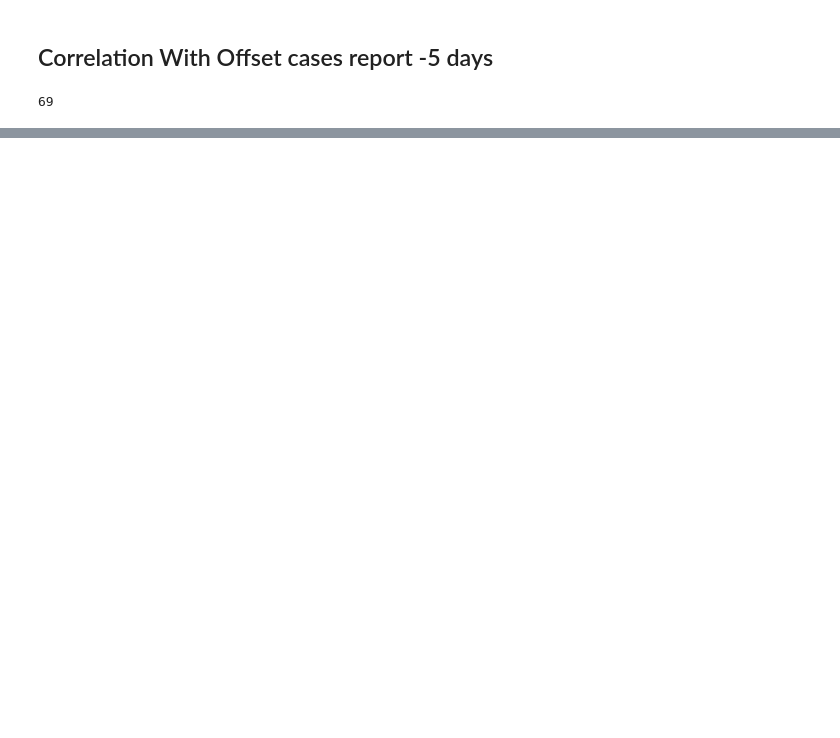
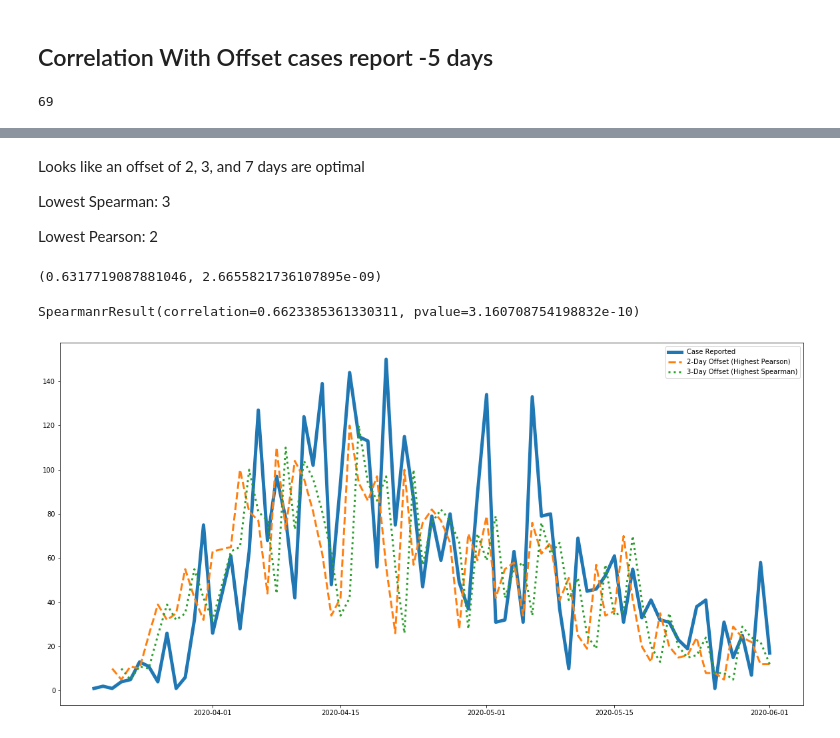
Before and after one commit to CrisZong/DSC180A, a Jupyter notebook: 180A Checkpoint.ipynb, the cells around one changed output, grey strips where cells are left out. Cells and saved outputs as stored; diff of their text form; code cells hidden in the pictures; blank space fills up the shorter version.

Commit message:
offset Task complete

```diff
--- a/180A Checkpoint.ipynb
+++ b/180A Checkpoint.ipynb
@@ -60,0 +184,26 @@ len(covid_series_neg5)
+# %% [markdown]
+Looks like an offset of 2, 3, and 7 days are optimal
+
+Lowest Spearman: 3
+
+Lowest Pearson: 2
+# %%
+offset = 2
+pearsonr(X.shift(offset)[offset:], y[offset:])
+# %% [output]
+(0.6317719087881046, 2.6655821736107895e-09)
+# %%
+offset = 3
+spearmanr(X.shift(offset)[offset:], y[offset:])
+# %% [output]
+SpearmanrResult(correlation=0.6623385361330311, pvalue=3.160708754198832e-10)
+# %%
+fig, ax = plt.subplots(figsize=(20, 10))
+#plt.plot(covid_series["Date"], covid_series["cases_specimen"], linewidth=1, label="Number of + Specimen (No Offset)")
+plt.plot(covid_series["Date"], covid_series["cases_reported"], linewidth=5, label="Case Reported")
+plt.plot(covid_series["Date"], covid_series["cases_specimen"].shift(2), linestyle="--", linewidth=3, label="2-Day Offset (Highest Pearson)")
+plt.plot(covid_series["Date"], covid_series["cases_specimen"].shift(3), linestyle=":", linewidth=3, label="3-Day Offset (Highest Spearman)")
+plt.legend()
+plt.show()
+# %% [output]
+[figure, added]
```
Also changed, not shown: parts of 35 cells of this notebook, 2 other files.
